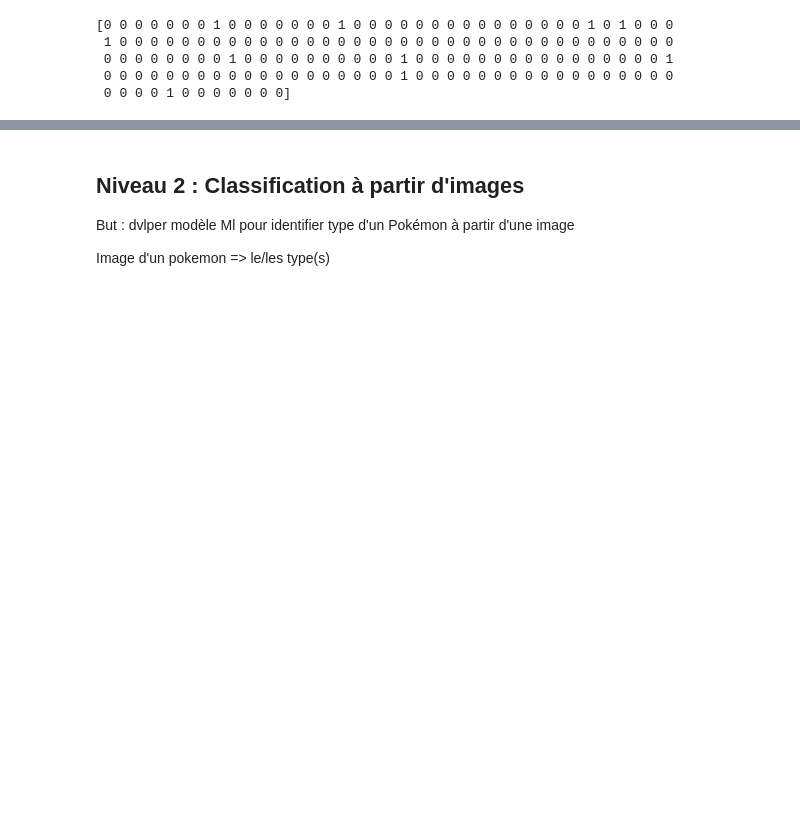
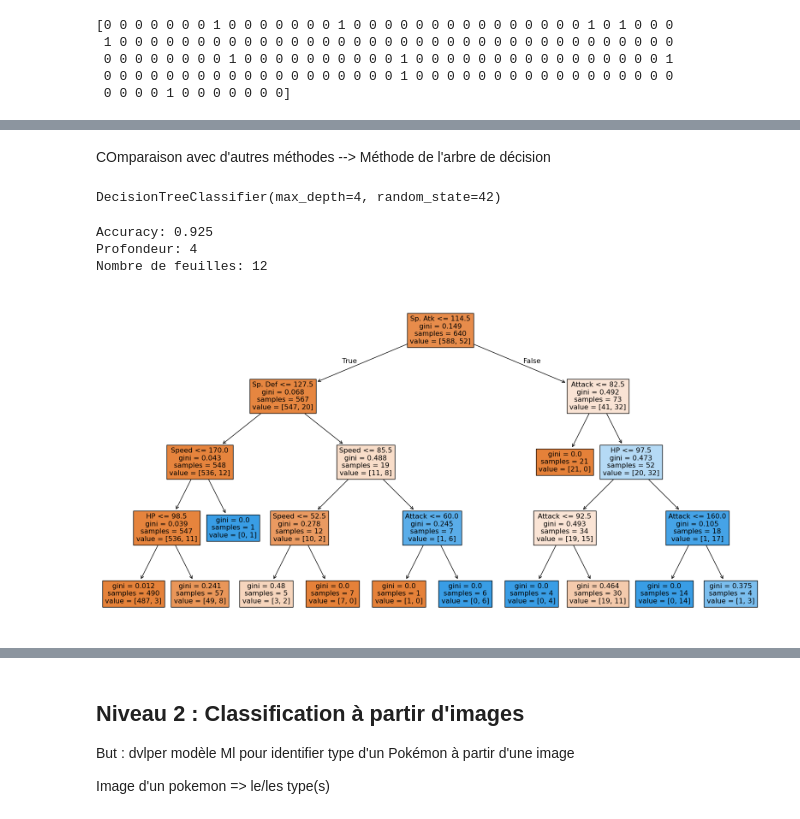
Before and after one commit to Sovany-C/Projet, a Jupyter notebook: Projet_v1.ipynb, the cells around one changed output, grey strips where cells are left out. Cells and saved outputs as stored; diff of their text form; code cells hidden in the pictures; blank space fills up the shorter version.

Commit message:
Fin KNN + début arbres de décision

```diff
--- a/Projet_v1.ipynb
+++ b/Projet_v1.ipynb
@@ -340,0 +422,29 @@ Observations suite aux tests KNN :
+# %% [markdown]
+COmparaison avec d'autres méthodes
+--> Méthode de l'arbre de décision
+# %%
+# Import et entraînement de l'arbre de décision
+
+from sklearn.tree import DecisionTreeClassifier
+arbre=DecisionTreeClassifier(max_depth=4, random_state=42)
+
+arbre.fit(X_train, Y_train)
+# %% [output]
+DecisionTreeClassifier(max_depth=4, random_state=42)
+# %%
+print("Accuracy:",arbre.score(X_test,Y_test))
+print("Profondeur:", arbre.get_depth())
+print("Nombre de feuilles:", arbre.get_n_leaves())
+# %% [output]
+Accuracy: 0.925
+Profondeur: 4
+Nombre de feuilles: 12
+# %%
+# Visualisons l'arbre de décision construit
+
+from sklearn.tree import plot_tree
+plt.figure(figsize=(20,10))
+plot_tree(arbre, feature_names=stats, filled=True)
+plt.show()
+# %% [output]
+[figure, added]
```
Also changed, not shown: parts of 18 cells of this notebook.
